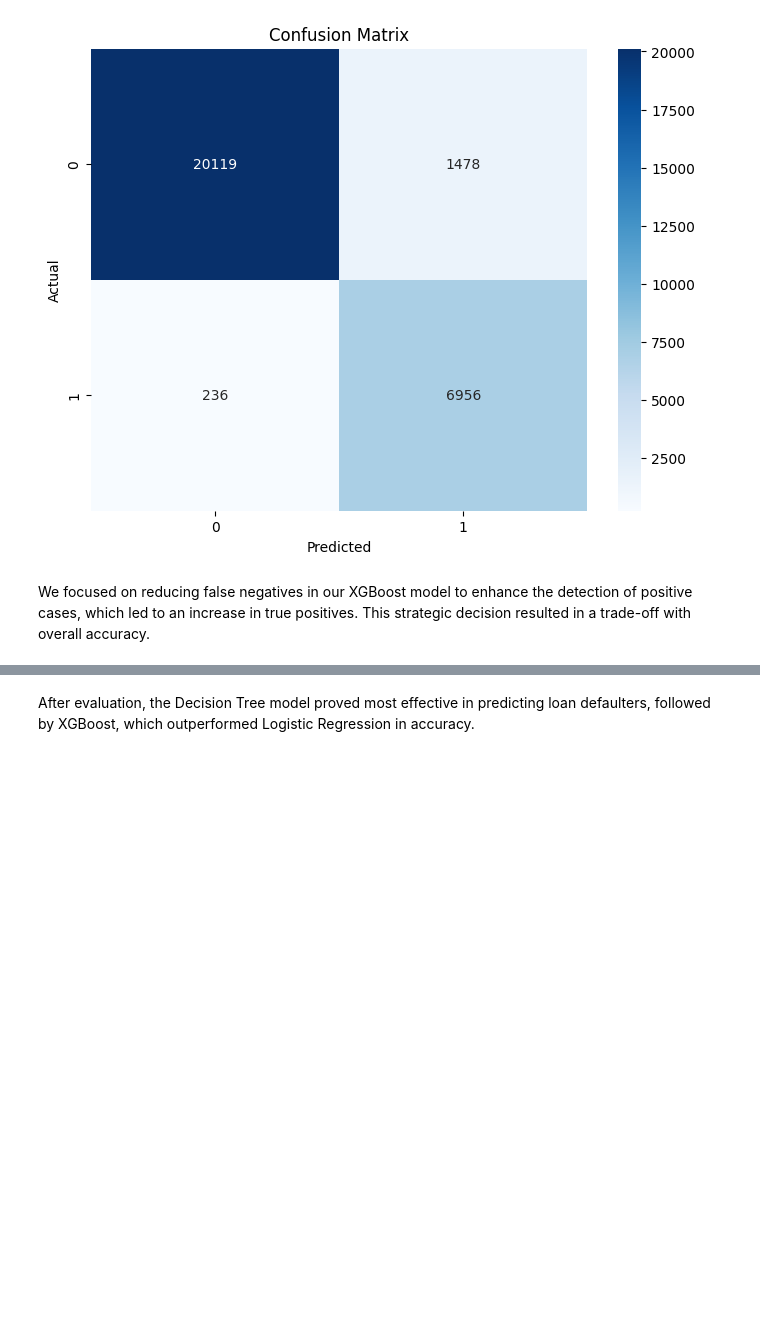
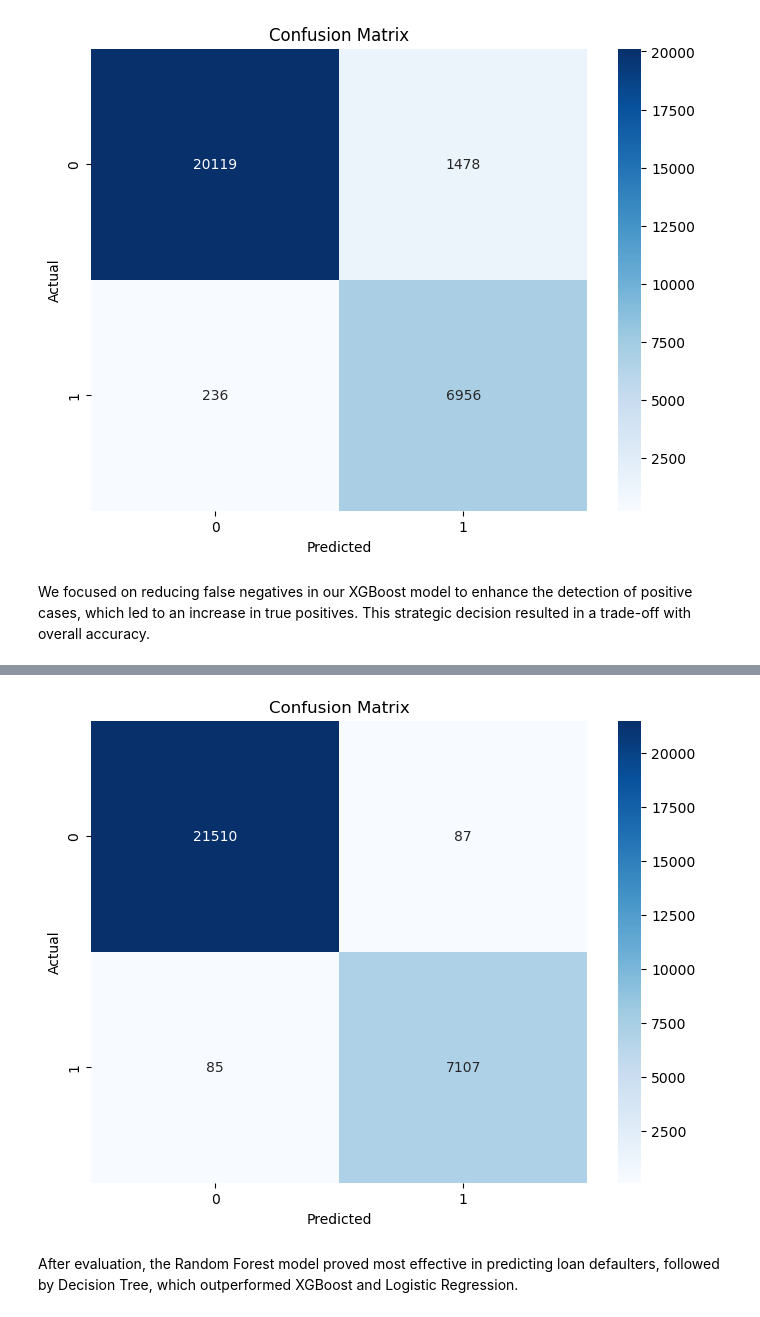
Before and after one commit to BartlomiejGaw/Loan_Default_Prediction, a Jupyter notebook: Loan_Default_Prediction.ipynb, the cells around one changed output, grey strips where cells are left out. Saved outputs shown, nothing was run; the diff lists cells and outputs as text; code cells hidden in the pictures; blank space fills up the shorter version.

```diff
--- a/Loan_Default_Prediction.ipynb
+++ b/Loan_Default_Prediction.ipynb
@@ -310,2 +328,14 @@ We focused on reducing false negatives in our XGBoost model to enhance the detec
+# %%
+y_rfc_rec_pred = grid_search_rfc_rec.best_estimator_.predict(X_test)
+cm_rfc_rec = confusion_matrix(y_test,y_rfc_rec_pred)
+
+plt.figure(figsize=(8, 6))
+sns.heatmap(cm_rfc_rec, annot=True, fmt='d', cmap='Blues')
+plt.ylabel('Actual')
+plt.xlabel('Predicted')
+plt.title('Confusion Matrix')
+plt.show()
+# %% [output]
+[figure, added]
 # %% [markdown]
-After evaluation, the Decision Tree model proved most effective in predicting loan defaulters, followed by XGBoost, which outperformed Logistic Regression in accuracy.
+After evaluation, the Random Forest model proved most effective in predicting loan defaulters, followed by Decision Tree, which outperformed XGBoost and Logistic Regression.
```
Also changed, not shown: parts of 15 cells of this notebook.
